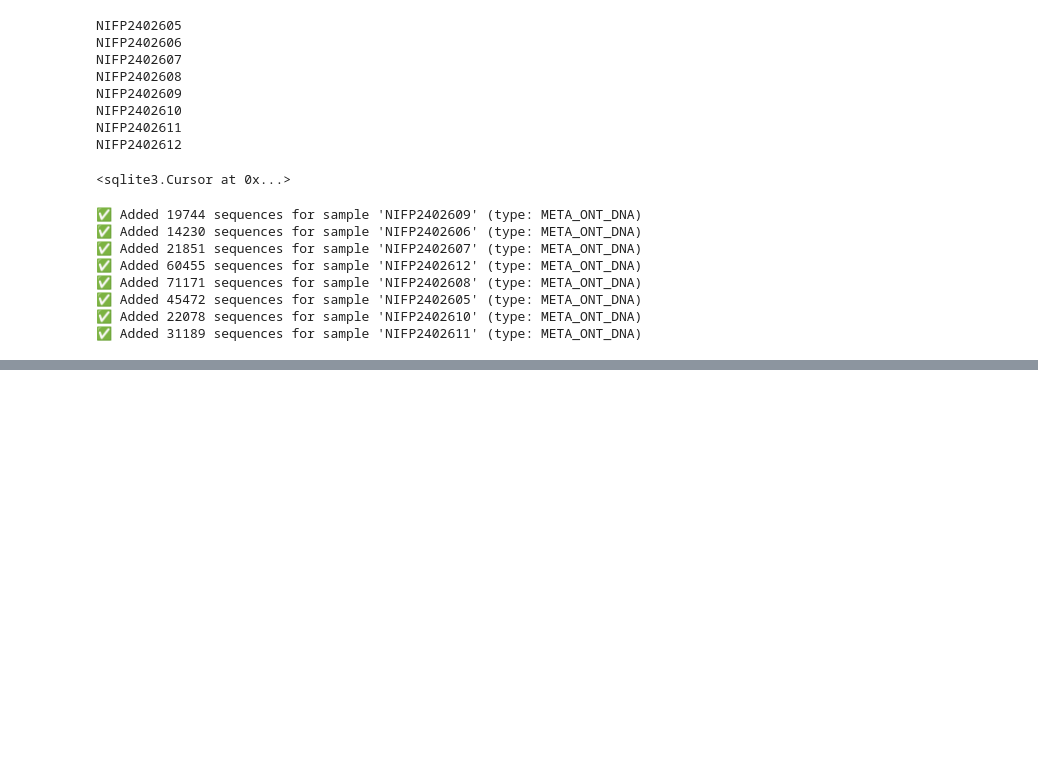
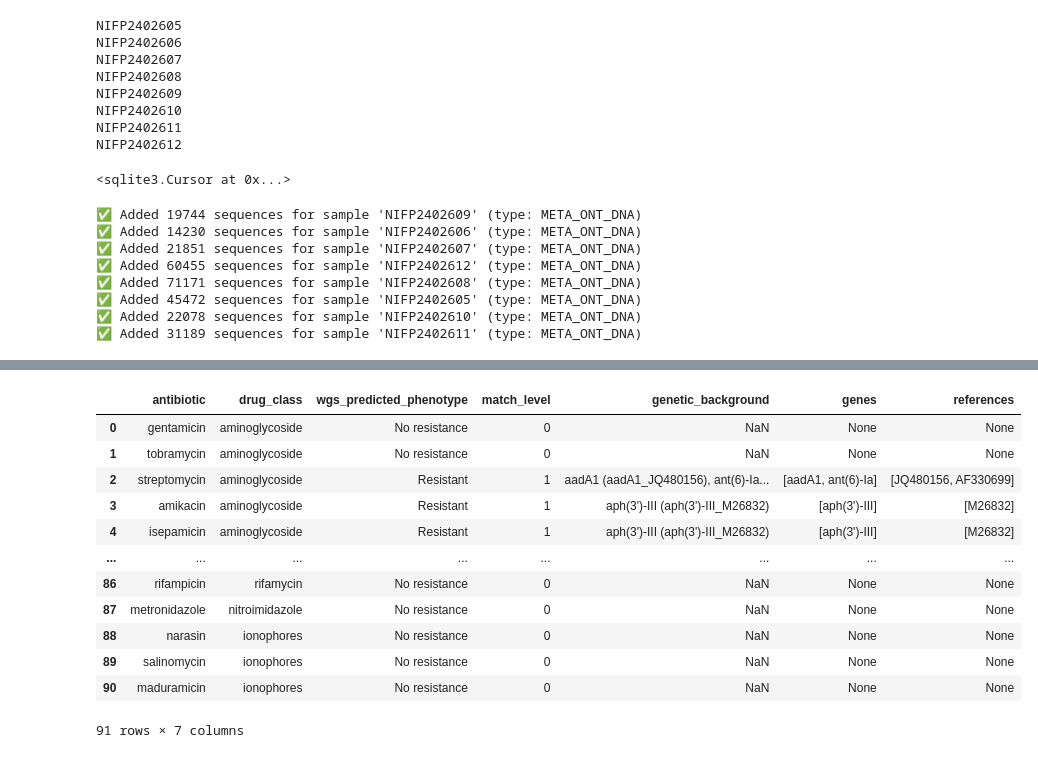
Before and after one commit to edwardbirdlab/edwardbirdlab-tools, a Jupyter notebook: sqlite_testing.ipynb, the cells around one changed output, grey strips where cells are left out. Saved outputs shown, nothing was run; the diff lists cells and outputs as text; code cells hidden in the pictures; blank space fills up the shorter version.

```diff
--- a/sqlite_testing.ipynb
+++ b/sqlite_testing.ipynb
@@ -226,0 +379,4 @@ Sequence: GGTATTCAACAGTAGGCCCCGCTCGACTGTAGCCTTAGCTTACTTGTTTTTGTAATACTTTCAATTTTTT
+# %%
+# Load column mapping json
+with open(json_mapping_path, "r") as f:
+    column_map = json.load(f)
@@ -226,0 +685,10 @@ Sequence: GGTATTCAACAGTAGGCCCCGCTCGACTGTAGCCTTAGCTTACTTGTTTTTGTAATACTTTCAATTTTTT
+# %%
+genes, mutations = parse_resfinder_json_2("/Users/edwardbird/Documents/GitHub/edwardbirdlab-tools/test_data/Testing_SQLite/RESFINDER/NIFP2402612/NIFP2402612_allclass.json")
+
+# Print gene results
+for g in genes:
+    print(g)
+
+# Print mutations
+for m in mutations:
+    print(m)
@@ -226,0 +744,42 @@ Sequence: GGTATTCAACAGTAGGCCCCGCTCGACTGTAGCCTTAGCTTACTTGTTTTTGTAATACTTTCAATTTTTT
+# %%
+def split_genetic_background(value):
+    if pd.isna(value):
+        return None, None  # Return None for both if NaN
+
+    # Split by commas if multiple gene-reference pairs
+    pairs = value.split(", ")
+
+    # Initialize lists to store genes and references
+    genes = []
+    references = []
+
+    # Loop over each gene-reference pair
+    for pair in pairs:
+        seqs = pair.split(" ")
+        gene = seqs[0]
+        reference = seqs[1].split(gene + '_')[1][:-1]
+        genes.append(gene)
+        references.append(reference)
+
+    return genes, references
+# %%
+
+# Apply the function to split the "genetic_background" column
+testing_phenotype_df[['genes', 'references']] = testing_phenotype_df['genetic_background'].apply(lambda x: pd.Series(split_genetic_background(x)))
+
+# Display the resulting DataFrame
+testing_phenotype_df.head(300)
+# %% [output]
+|  | antibiotic | drug_class | wgs_predicted_phenotype | match_level | genetic_background | genes | references |
+| 0 | gentamicin | aminoglycoside | No resistance | 0 | NaN | None | None |
+| 1 | tobramycin | aminoglycoside | No resistance | 0 | NaN | None | None |
+| 2 | streptomycin | aminoglycoside | Resistant | 1 | aadA1 (aadA1_JQ480156), ant(6)-Ia... | [aadA1, ant(6)-Ia] | [JQ480156, AF330699] |
+| 3 | amikacin | aminoglycoside | Resistant | 1 | aph(3')-III (aph(3')-III_M26832) | [aph(3')-III] | [M26832] |
+| 4 | isepamicin | aminoglycoside | Resistant | 1 | aph(3')-III (aph(3')-III_M26832) | [aph(3')-III] | [M26832] |
+| ... | ... | ... | ... | ... | ... | ... | ... |
+| 86 | rifampicin | rifamycin | No resistance | 0 | NaN | None | None |
+| 87 | metronidazole | nitroimidazole | No resistance | 0 | NaN | None | None |
+| 88 | narasin | ionophores | No resistance | 0 | NaN | None | None |
+| 89 | salinomycin | ionophores | No resistance | 0 | NaN | None | None |
+| 90 | maduramicin | ionophores | No resistance | 0 | NaN | None | None |
+91 rows × 7 columns
```
Also changed, not shown: parts of 36 cells of this notebook, 5 other files.
